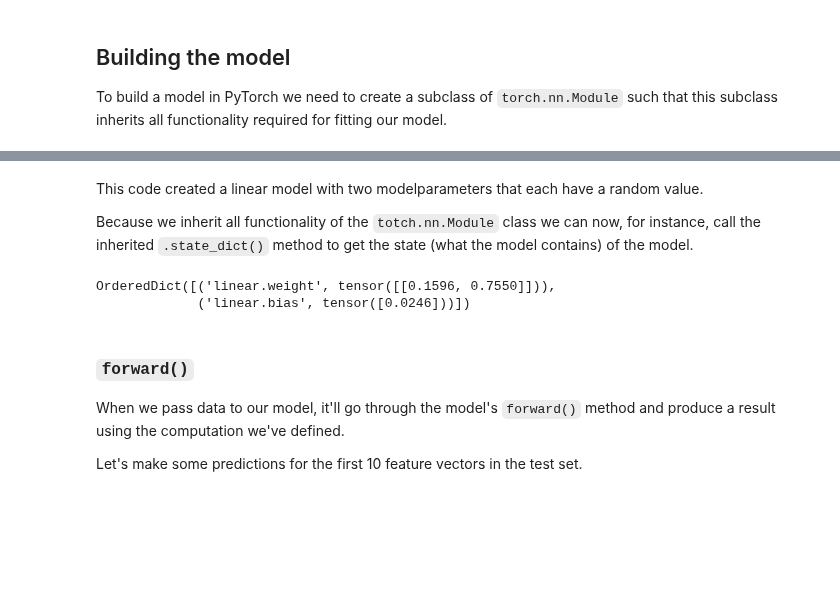
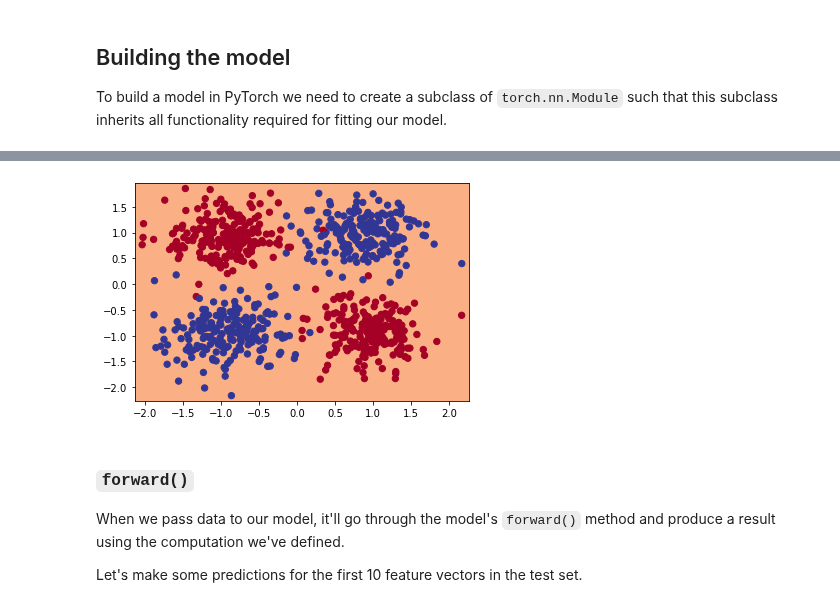
Before and after one commit to sdgroeve/D012554_Machine_Learning_2023, a Jupyter notebook: 02_neural_networks_in_pytorch.ipynb, the cells around one changed output, grey strips where cells are left out. Saved outputs shown, nothing was run; the diff lists cells and outputs as text; code cells hidden in the pictures; blank space fills up the shorter version.

```diff
--- a/02_neural_networks_in_pytorch.ipynb
+++ b/02_neural_networks_in_pytorch.ipynb
@@ -131,0 +133,29 @@ class LogisticRegression(torch.nn.Module):
+# %%
+class NeuralNetwork(nn.Module):
+    def __init__(self, input_dim, output_dim):
+        super().__init__()
+        self.layer_1 = nn.Linear(in_features=input_dim, out_features=4)
+        self.layer_2 = nn.Linear(in_features=4, out_features=output_dim)
+        #self.layer_3 = nn.Linear(in_features=10, out_features=output_dim)
+        self.relu = nn.ReLU() # <- add in ReLU activation function
+        # Can also put sigmoid in the model
+        # This would mean you don't need to use it on the predictions
+        # self.sigmoid = nn.Sigmoid()
+
+    def forward(self, x):
+      # Intersperse the ReLU activation function between layers
+       return self.layer_2(self.relu(self.layer_1(x)))
+"""
+class NeuralNetwork(nn.Module):
+    def __init__(self, input_dim, output_dim):
+        super().__init__()
+        self.layer_1 = nn.Linear(in_features=input_dim, out_features=4)
+        self.layer_2 = nn.Linear(in_features=4, out_features=output_dim)
+        self.sigmoid = nn.Sigmoid()
+        #torch.nn.init.uniform_(self.layer_1.weight)
+        #torch.nn.init.uniform_(self.layer_2.weight)
+
+
+    def forward(self, x):
+       return self.layer_2(self.sigmoid(self.layer_1(x)))
+"""
@@ -142,4 +172,6 @@ input_dim = 2
 output_dim = 1
 
 # Create an instance of the model (this is a subclass of nn.Module that contains nn.Parameter(s))
-model = LogisticRegression(input_dim, output_dim)
+model = NeuralNetwork(input_dim, output_dim)
+
+model.state_dict()
@@ -146,12 +187,7 @@ model = LogisticRegression(input_dim, output_dim)
-# %% [markdown]
-This code created a linear model with two modelparameters that each have a random value.
-
-Because we inherit all functionality of the `totch.nn.Module` class we can now, for instance, call the inherited `.state_dict()` method to get the state (what the model contains) of the model.
-# %%
-model.state_dict()
-# %% [output]
-OrderedDict([('linear.weight', tensor([[0.1596, 0.7550]])),
-             ('linear.bias', tensor([0.0246]))])
+# %%
+plot_decision_boundary(model, X_train, y_train)
+# %% [output]
+[figure, added]
 # %% [markdown]
 ### `forward()`
 
```
Also changed, not shown: parts of 34 cells of this notebook.
